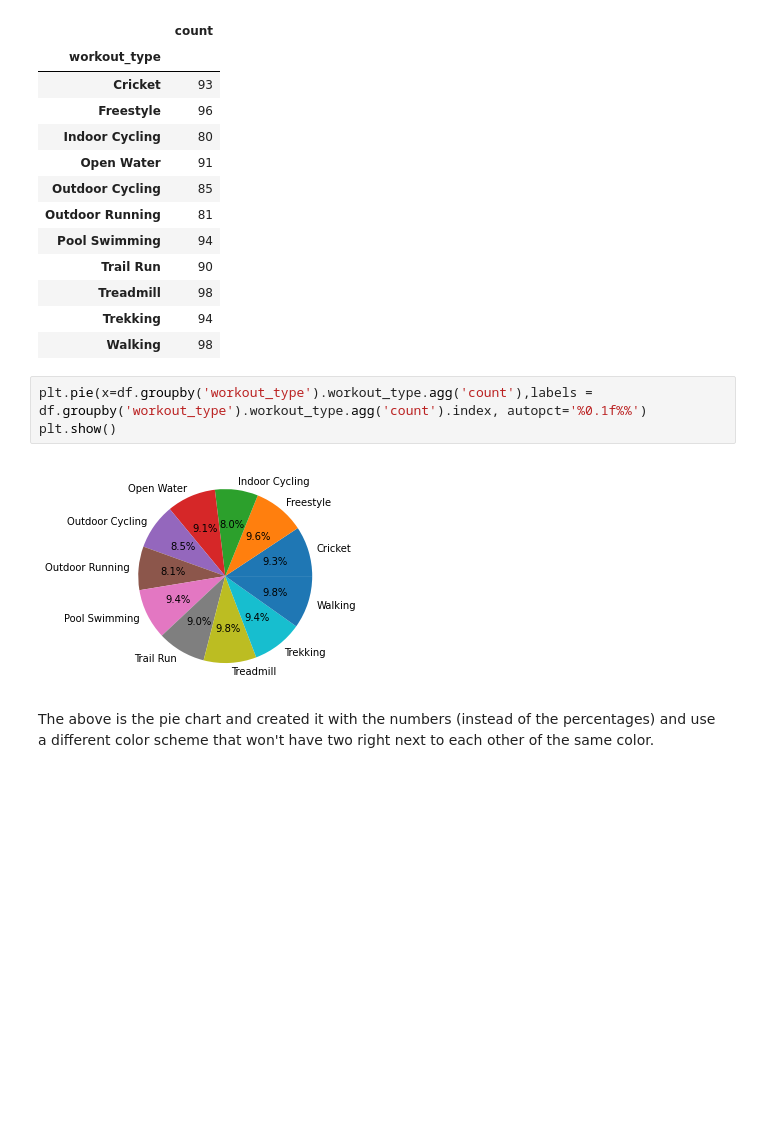
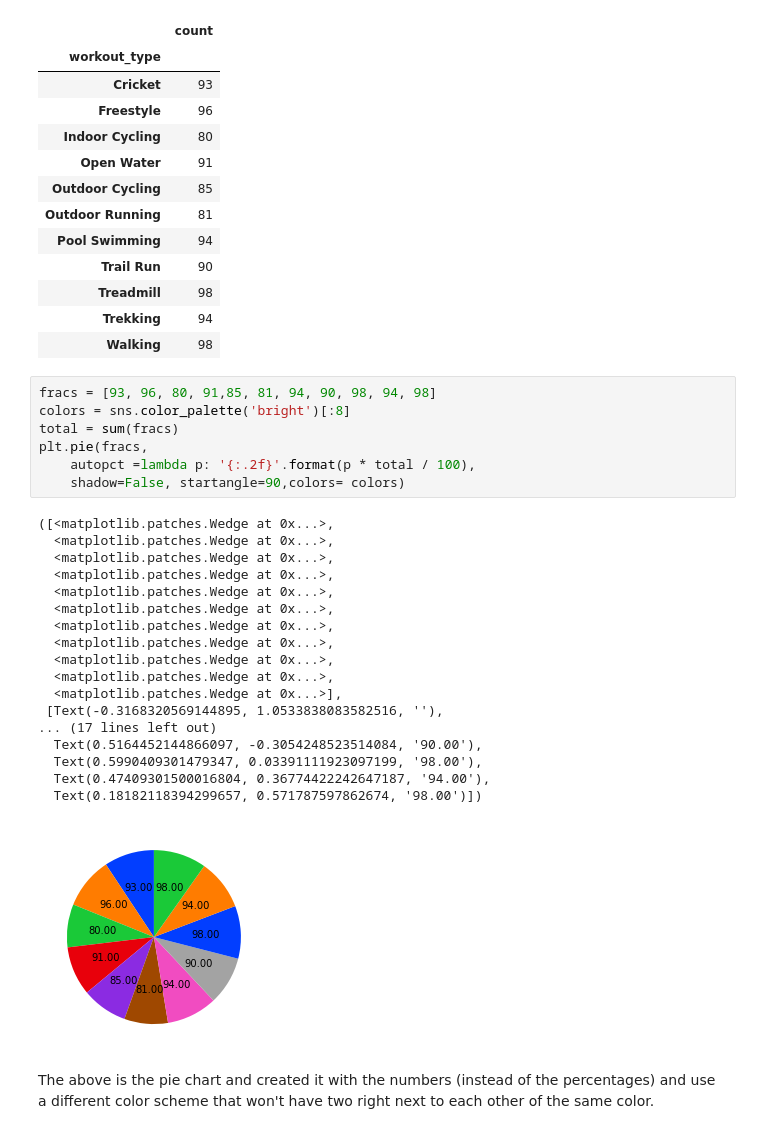
Before and after one commit to bbishal12/Quiz0, a Jupyter notebook: Quiz27_Proportions.ipynb, the cells around one changed output. Cells and saved outputs as stored; diff of their text form; blank space fills up the shorter version.

```diff
--- a/Quiz27_Proportions.ipynb
+++ b/Quiz27_Proportions.ipynb
@@ -41,10 +41,31 @@ df1
 | Treadmill | 98 |
 | Trekking | 94 |
 | Walking | 98 |
-# %%
-plt.pie(x=df.groupby('workout_type').workout_type.agg('count'),labels = df.groupby('workout_type').workout_type.agg('count').index, autopct='%0.1f%%')
-plt.show()
-# %% [output]
-[figure, removed]
+# %%
+fracs = [93, 96, 80, 91,85, 81, 94, 90, 98, 94, 98]
+colors = sns.color_palette('bright')[:8]
+total = sum(fracs)
+plt.pie(fracs,
+    autopct =lambda p: '{:.2f}'.format(p * total / 100),
+    shadow=False, startangle=90,colors= colors)
+# %% [output]
+([<matplotlib.patches.Wedge at 0x...>,
+  <matplotlib.patches.Wedge at 0x...>,
+  <matplotlib.patches.Wedge at 0x...>,
+  <matplotlib.patches.Wedge at 0x...>,
+  <matplotlib.patches.Wedge at 0x...>,
+  <matplotlib.patches.Wedge at 0x...>,
+  <matplotlib.patches.Wedge at 0x...>,
+  <matplotlib.patches.Wedge at 0x...>,
+  <matplotlib.patches.Wedge at 0x...>,
+  <matplotlib.patches.Wedge at 0x...>,
+  <matplotlib.patches.Wedge at 0x...>],
+ [Text(-0.3168320569144895, 1.0533838083582516, ''),
+... (17 lines left out)
+  Text(0.5164452144866097, -0.3054248523514084, '90.00'),
+  Text(0.5990409301479347, 0.03391111923097199, '98.00'),
+  Text(0.47409301500016804, 0.36774422242647187, '94.00'),
+  Text(0.18182118394299657, 0.571787597862674, '98.00')])
+[figure, added]
 # %% [markdown]
 The above is the pie chart and created it with the numbers (instead of the percentages) and use a different color scheme that won't have two right next to each other of the same color.
```
Also changed, not shown: parts of 7 cells of this notebook.
